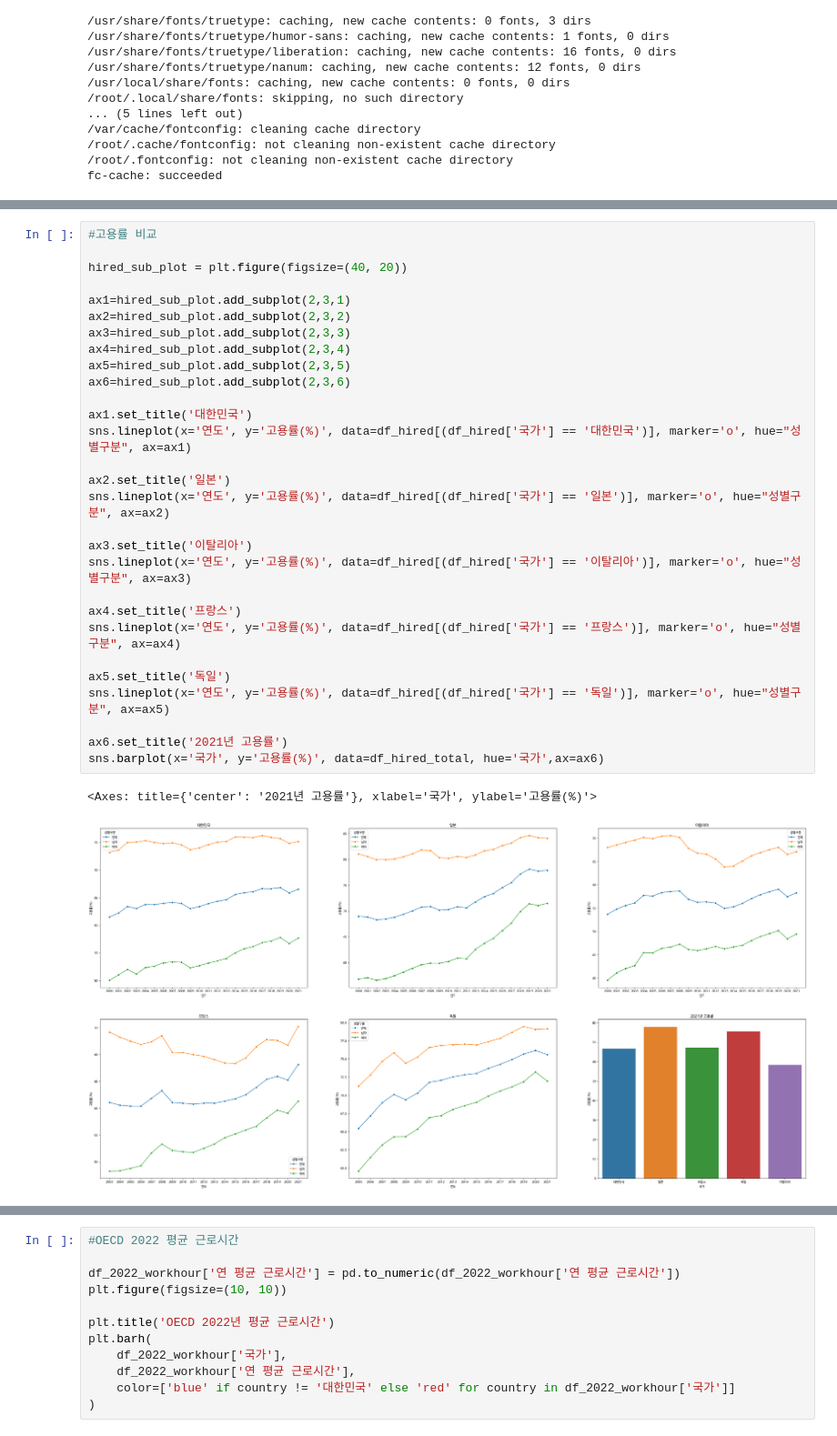
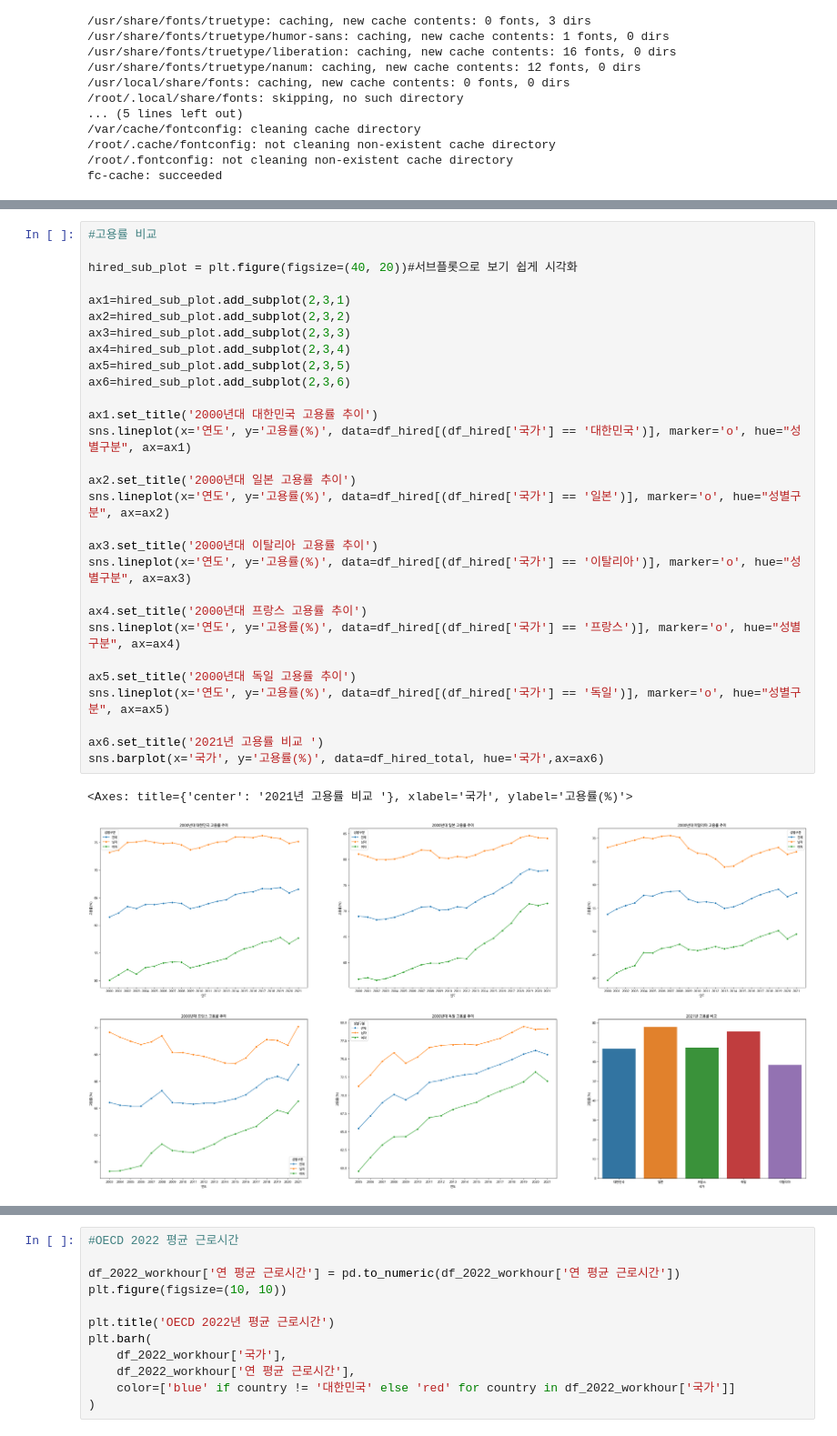
Before and after one commit to MCK-OOTS/DataVisualization, a Jupyter notebook: DataVisualization.ipynb, the cells around one changed output, grey strips where cells are left out. Shown at 91% size. Drawn from its saved outputs; the diff is of its cells as text.

```diff
--- a/DataVisualization.ipynb
+++ b/DataVisualization.ipynb
@@ -172,35 +163,35 @@ else:
 # %%
 #고용률 비교
 
-hired_sub_plot = plt.figure(figsize=(40, 20))
+hired_sub_plot = plt.figure(figsize=(40, 20))#서브플롯으로 보기 쉽게 시각화
 
 ax1=hired_sub_plot.add_subplot(2,3,1)
 ax2=hired_sub_plot.add_subplot(2,3,2)
 ax3=hired_sub_plot.add_subplot(2,3,3)
 ax4=hired_sub_plot.add_subplot(2,3,4)
 ax5=hired_sub_plot.add_subplot(2,3,5)
 ax6=hired_sub_plot.add_subplot(2,3,6)
 
-ax1.set_title('대한민국')
+ax1.set_title('2000년대 대한민국 고용률 추이')
 sns.lineplot(x='연도', y='고용률(%)', data=df_hired[(df_hired['국가'] == '대한민국')], marker='o', hue="성별구분", ax=ax1)
 
-ax2.set_title('일본')
+ax2.set_title('2000년대 일본 고용률 추이')
 sns.lineplot(x='연도', y='고용률(%)', data=df_hired[(df_hired['국가'] == '일본')], marker='o', hue="성별구분", ax=ax2)
 
-ax3.set_title('이탈리아')
+ax3.set_title('2000년대 이탈리아 고용률 추이')
 sns.lineplot(x='연도', y='고용률(%)', data=df_hired[(df_hired['국가'] == '이탈리아')], marker='o', hue="성별구분", ax=ax3)
 
-ax4.set_title('프랑스')
+ax4.set_title('2000년대 프랑스 고용률 추이')
 sns.lineplot(x='연도', y='고용률(%)', data=df_hired[(df_hired['국가'] == '프랑스')], marker='o', hue="성별구분", ax=ax4)
 
-ax5.set_title('독일')
+ax5.set_title('2000년대 독일 고용률 추이')
 sns.lineplot(x='연도', y='고용률(%)', data=df_hired[(df_hired['국가'] == '독일')], marker='o', hue="성별구분", ax=ax5)
 
-ax6.set_title('2021년 고용률')
+ax6.set_title('2021년 고용률 비교 ')
 sns.barplot(x='국가', y='고용률(%)', data=df_hired_total, hue='국가',ax=ax6)
 # %% [output]
-<Axes: title={'center': '2021년 고용률'}, xlabel='국가', ylabel='고용률(%)'>
+<Axes: title={'center': '2021년 고용률 비교 '}, xlabel='국가', ylabel='고용률(%)'>
-[figure, old version]
+[figure, new version]
 # %%
 #청년 실업률
 
```
Also changed, not shown: parts of 32 cells of this notebook.
